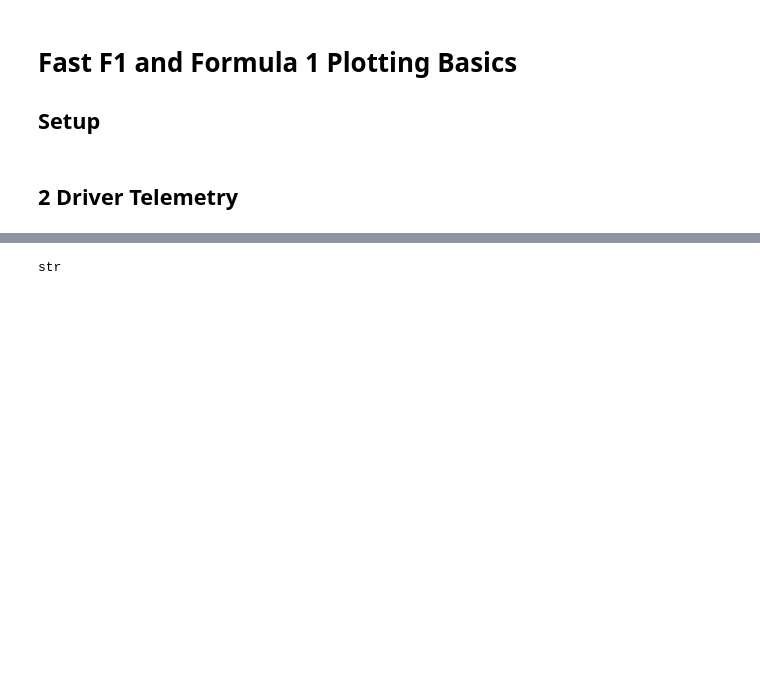
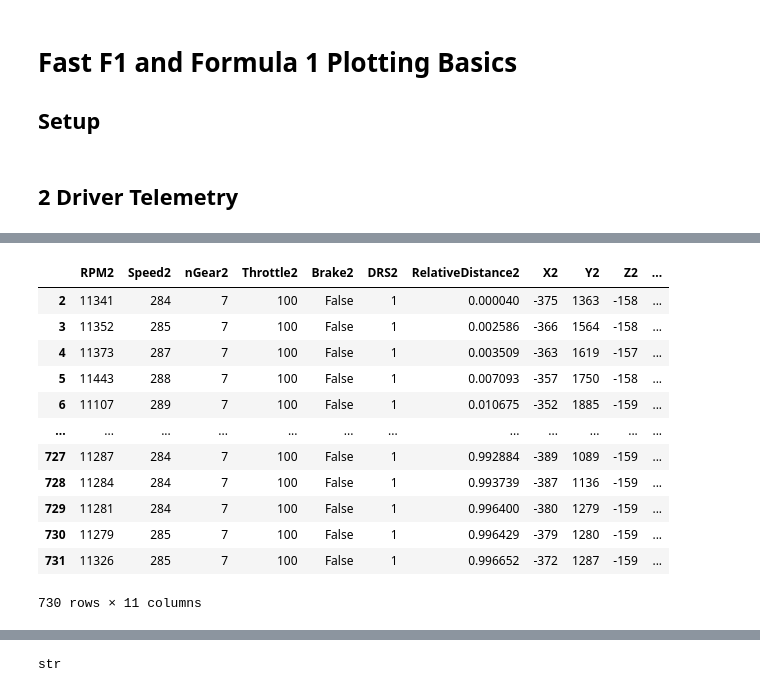
Before and after one commit to SamBurky/formula1-telemetry, a Jupyter notebook: Telemetry/telemetrybasics.ipynb, the cells around one changed output, grey strips where cells are left out. Drawn from its saved outputs; the diff is of its cells as text; code cells hidden in the pictures; blank space fills up the shorter version.

```diff
--- a/Telemetry/telemetrybasics.ipynb
+++ b/Telemetry/telemetrybasics.ipynb
@@ -27,3 +27,15 @@ fastf1.Cache.enable_cache('../cache')
 # %% [markdown]
 
 ## 2 Driver Telemetry
+# %%
+selected_session = fastf1.get_session(2022, "bahrain grand prix", "R")
+selected_session.load()
+
+laps_driver_1 = selected_session.laps.pick_driver("VER")
+laps_driver_2 = selected_session.laps.pick_driver("PER")
+
+fastest_driver_1 = laps_driver_1.pick_fastest()
+fastest_driver_2 = laps_driver_2.pick_fastest()
+
+telemetry_driver_1 = fastest_driver_1.get_telemetry().add_distance()
+telemetry_driver_2 = fastest_driver_2.get_telemetry().add_distance()
@@ -29,0 +56,6 @@ fastf1.Cache.enable_cache('../cache')
+# %%
+telemetry_driver_1 = telemetry_driver_1[['Speed', 'Distance']]
+telemetry_driver_1 = telemetry_driver_1.rename(columns={'Speed': 'Verstappen - Speed'})
+telemetry_driver_1['value'] = telemetry_driver_1.loc[:, 'Verstappen - Speed']
+telemetry_driver_2 = telemetry_driver_2[['Speed', 'Distance']]
+telemetry_driver_2 = telemetry_driver_2.rename(columns={'Speed': 'Perez - Speed'})
@@ -29,0 +102,21 @@ fastf1.Cache.enable_cache('../cache')
+# %%
+telemetry_driver_1 = telemetry_driver_1.drop(columns=['Date','SessionTime','DriverAhead','DistanceToDriverAhead','Time','Source','Status'])
+telemetry_driver_2 = telemetry_driver_2.drop(columns=['Date','SessionTime','DriverAhead','DistanceToDriverAhead','Time','Source','Status'])
+telemetry_driver_2 = telemetry_driver_2.rename(columns={'RPM': 'RPM2','Speed': 'Speed2','nGear': 'nGear2','Throttle': 'Throttle2','Brake': 'Brake2','DRS': 'DRS2','RelativeDistance': 'RelativeDistance2','X': 'X2',	'Y': 'Y2',	'Z': 'Z2',	'Distance': 'Distance2'})
+telemetry = telemetry_driver_1.merge(telemetry_driver_2, how='outer',left_index=True, right_index=True)
+# %%
+telemetry_driver_2
+# %% [output]
+|  | RPM2 | Speed2 | nGear2 | Throttle2 | Brake2 | DRS2 | RelativeDistance2 | X2 | Y2 | Z2 | ... |
+| 2 | 11341 | 284 | 7 | 100 | False | 1 | 0.000040 | -375 | 1363 | -158 | ... |
+| 3 | 11352 | 285 | 7 | 100 | False | 1 | 0.002586 | -366 | 1564 | -158 | ... |
+| 4 | 11373 | 287 | 7 | 100 | False | 1 | 0.003509 | -363 | 1619 | -157 | ... |
+| 5 | 11443 | 288 | 7 | 100 | False | 1 | 0.007093 | -357 | 1750 | -158 | ... |
+| 6 | 11107 | 289 | 7 | 100 | False | 1 | 0.010675 | -352 | 1885 | -159 | ... |
+| ... | ... | ... | ... | ... | ... | ... | ... | ... | ... | ... | ... |
+| 727 | 11287 | 284 | 7 | 100 | False | 1 | 0.992884 | -389 | 1089 | -159 | ... |
+| 728 | 11284 | 284 | 7 | 100 | False | 1 | 0.993739 | -387 | 1136 | -159 | ... |
+| 729 | 11281 | 284 | 7 | 100 | False | 1 | 0.996400 | -380 | 1279 | -159 | ... |
+| 730 | 11279 | 285 | 7 | 100 | False | 1 | 0.996429 | -379 | 1280 | -159 | ... |
+| 731 | 11326 | 285 | 7 | 100 | False | 1 | 0.996652 | -372 | 1287 | -159 | ... |
+730 rows × 11 columns
```
Also changed, not shown: parts of 9 cells of this notebook, 9 other files.
